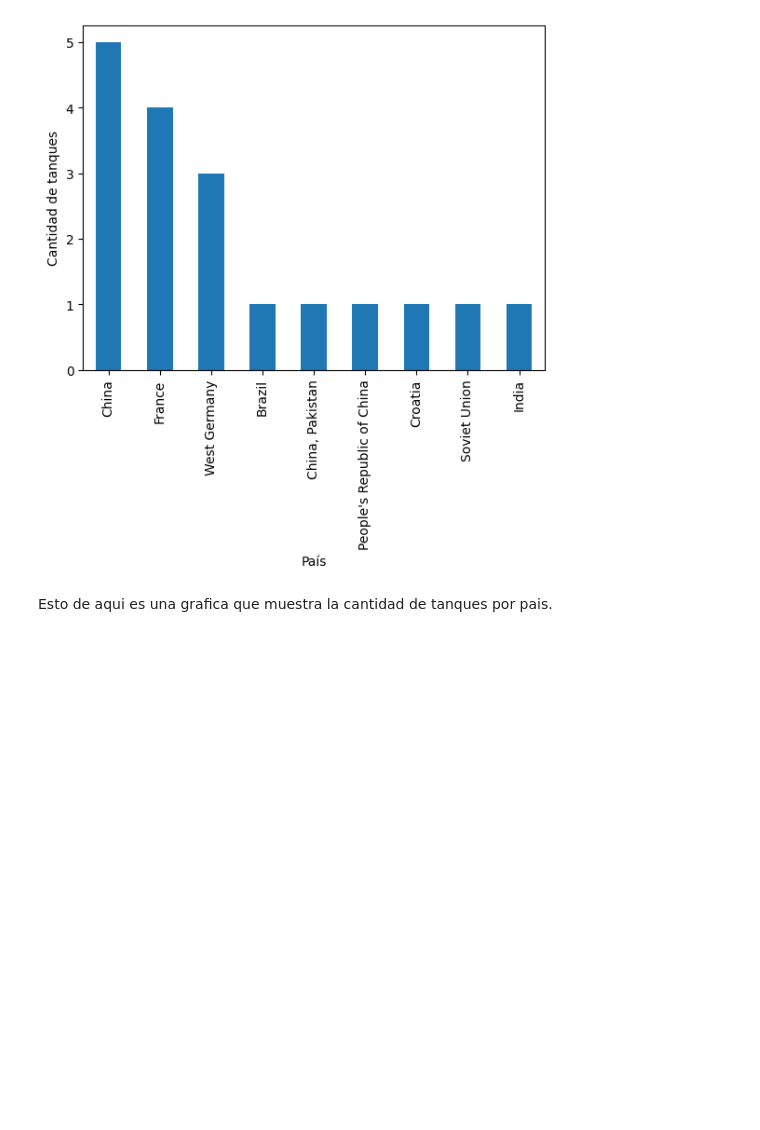
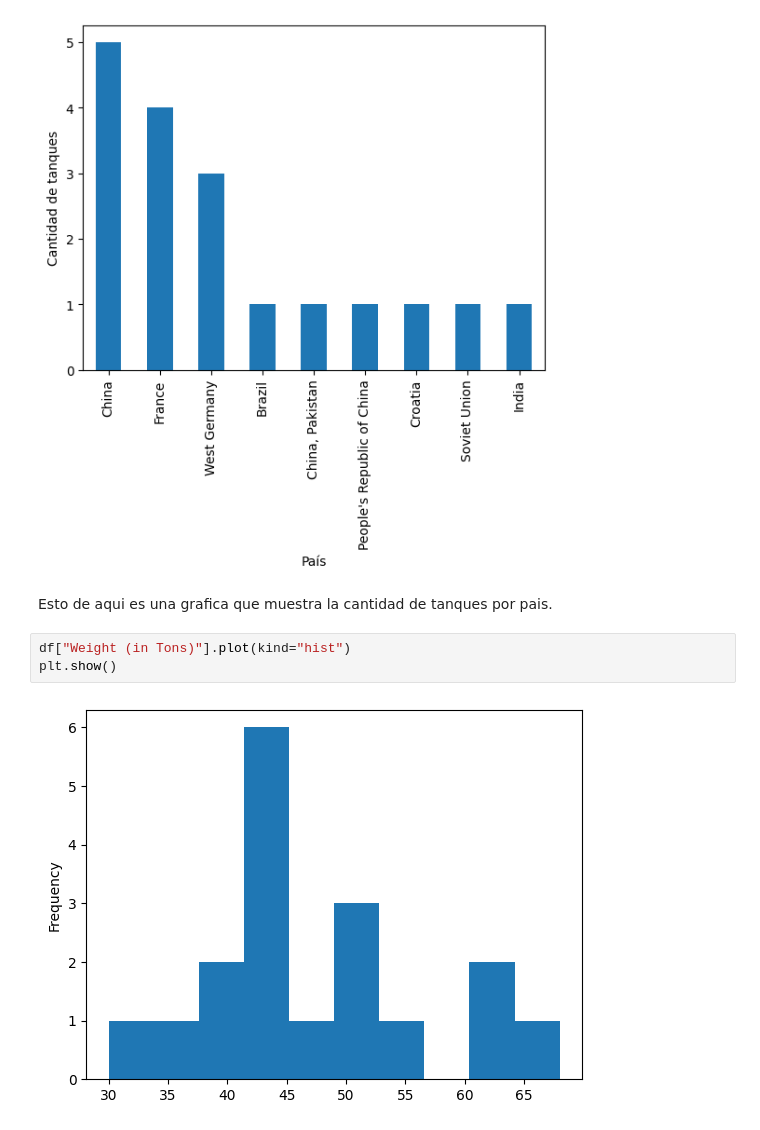
Before and after one commit to EnricUlloa/binder, a Jupyter notebook: militaryTanks.ipynb, the cells around one changed output. Cells and saved outputs as stored; diff of their text form; blank space fills up the shorter version.

```diff
--- a/militaryTanks.ipynb
+++ b/militaryTanks.ipynb
@@ -121,3 +121,8 @@ plt.show()
 [figure]
 # %% [markdown]
 Esto de aqui es una grafica que muestra la cantidad de tanques por pais.
+# %%
+df["Weight (in Tons)"].plot(kind="hist")
+plt.show()
+# %% [output]
+[figure, added]
```
Also changed, not shown: parts of 3 cells of this notebook.
